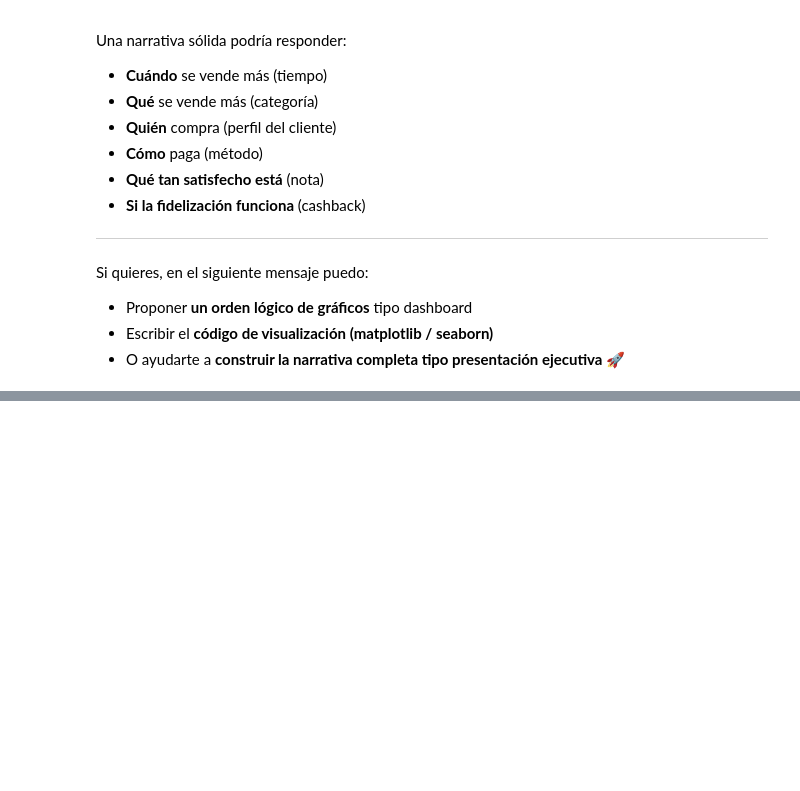
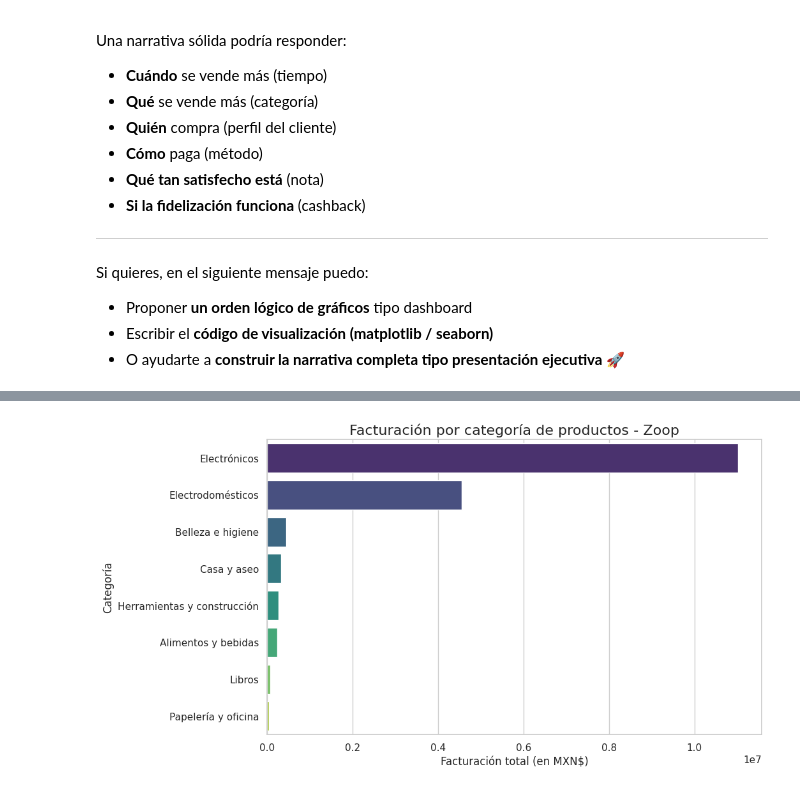
Before and after one commit to dpenamoya-ops/IA-aplicada-a-ciencia-de-datos, a Jupyter notebook: IA_aplicada_a_ciencia_de_datos.ipynb, the cells around one changed output, grey strips where cells are left out. Cells and saved outputs as stored; diff of their text form; code cells hidden in the pictures; blank space fills up the shorter version.

```diff
--- a/IA_aplicada_a_ciencia_de_datos.ipynb
+++ b/IA_aplicada_a_ciencia_de_datos.ipynb
@@ -569,0 +677,13 @@ Si quieres, en el siguiente mensaje puedo:
+# %%
+# Crear columna de facturación
+df["facturacion"] = (df["precio_unitario"] * df["cantidad"]) + df["envio"]
+
+# Agrupar facturación por categoría
+facturacion_categoria = (
+    df.groupby("categoria")["facturacion"]
+    .sum()
+    .reset_index()
+    .sort_values("facturacion", ascending=False)
+)
+
+facturacion_categoria
@@ -569,0 +700,21 @@ Si quieres, en el siguiente mensaje puedo:
+# %%
+# Estilo del gráfico
+sns.set(style="whitegrid")
+
+plt.figure(figsize=(10, 6))
+
+sns.barplot(
+    data=facturacion_categoria,
+    x="facturacion",
+    y="categoria",
+    palette="viridis",
+    orient="h"
+)
+
+plt.title("Facturación por categoría de productos - Zoop", fontsize=16)
+plt.xlabel("Facturación total (en MXN$)", fontsize=12)
+plt.ylabel("Categoría", fontsize=12)
+
+plt.show()
+# %% [output]
+[figure, added]
```
Also changed, not shown: parts of 29 cells of this notebook.
